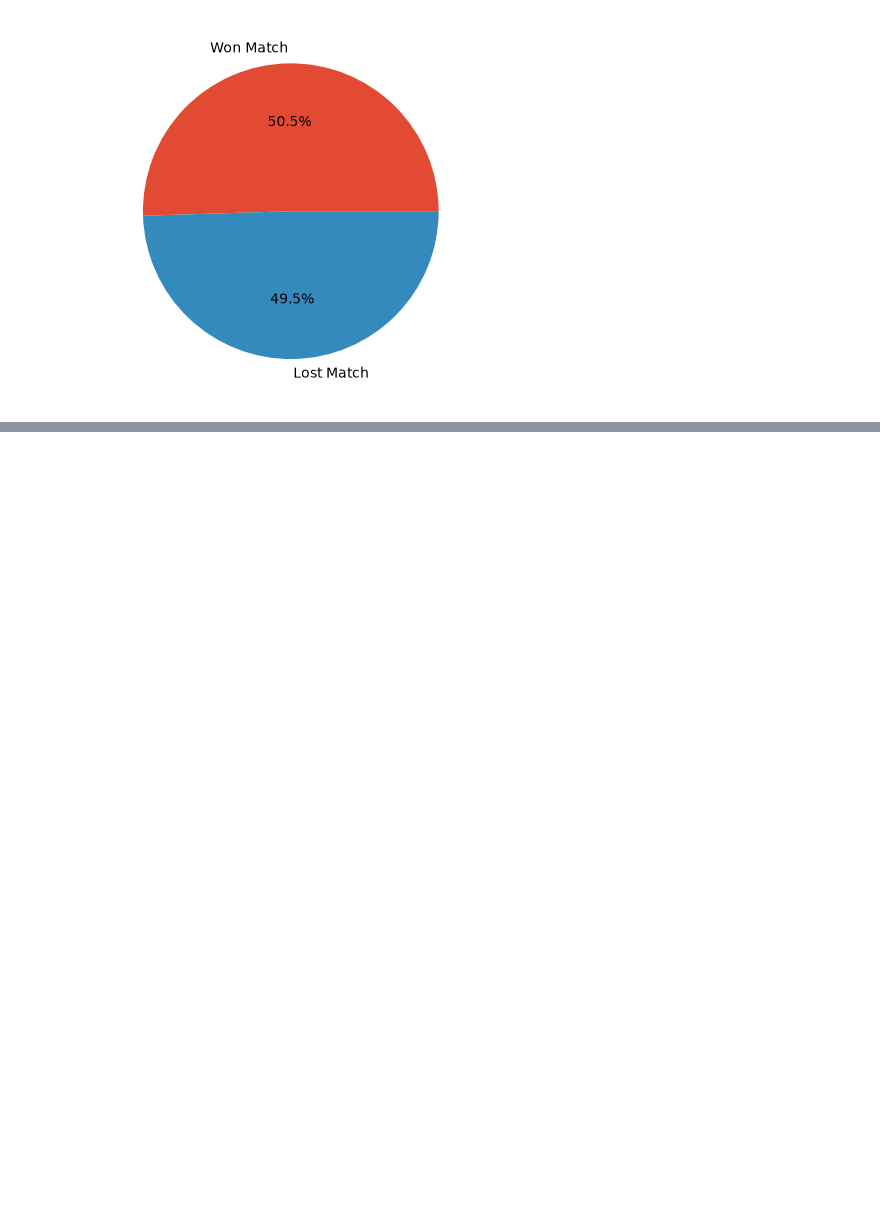
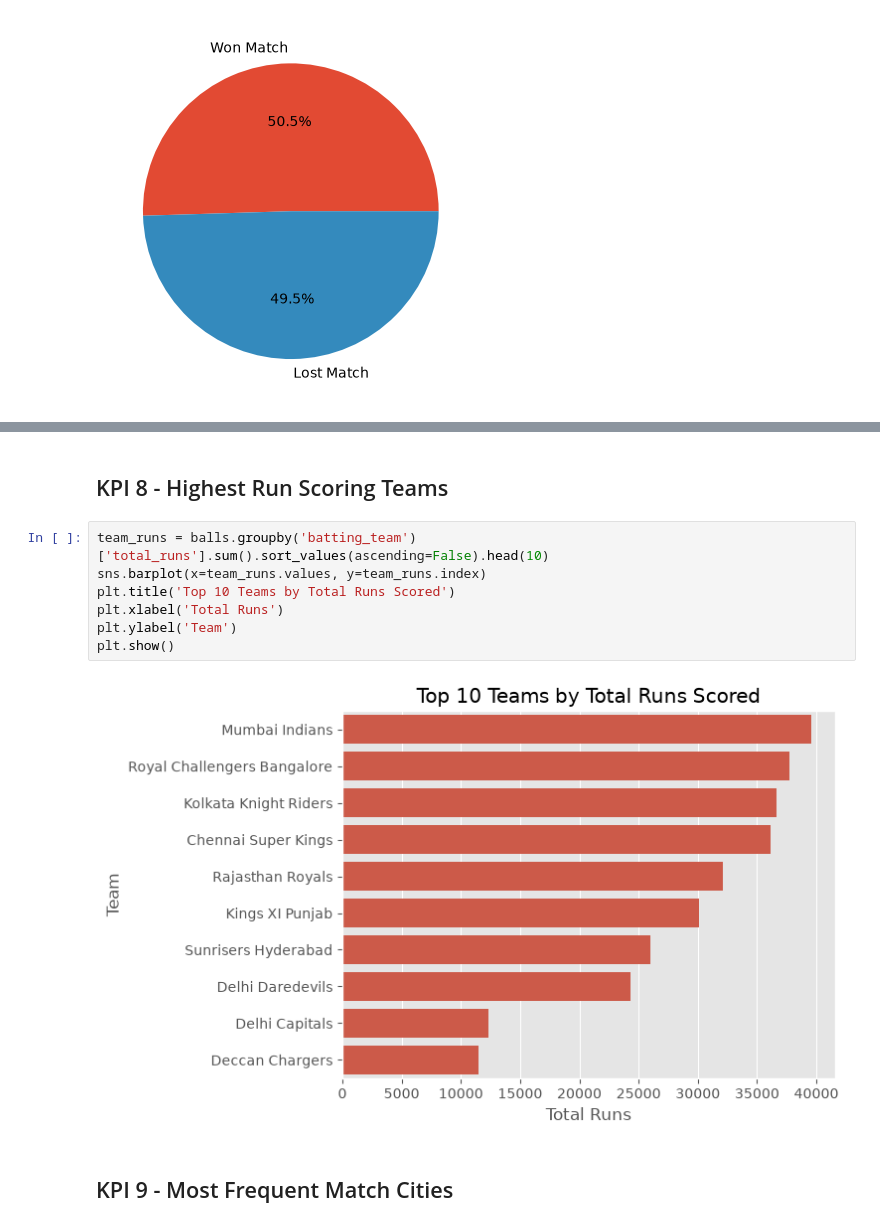
Before and after one commit to OnkarSwami1830/Internship-Program, a Jupyter notebook: IPL_Cricket_Analysis.ipynb, the cells around one changed output, grey strips where cells are left out. Cells and saved outputs as stored; diff of their text form; blank space fills up the shorter version.

```diff
--- a/IPL_Cricket_Analysis.ipynb
+++ b/IPL_Cricket_Analysis.ipynb
@@ -80,0 +92,13 @@ plt.show()
+# %% [markdown]
+## KPI 8 - Highest Run Scoring Teams
+# %%
+team_runs = balls.groupby('batting_team')['total_runs'].sum().sort_values(ascending=False).head(10)
+sns.barplot(x=team_runs.values, y=team_runs.index)
+plt.title('Top 10 Teams by Total Runs Scored')
+plt.xlabel('Total Runs')
+plt.ylabel('Team')
+plt.show()
+# %% [output]
+[figure, added]
+# %% [markdown]
+## KPI 9 - Most Frequent Match Cities
```
Also changed, not shown: parts of 15 cells of this notebook.
